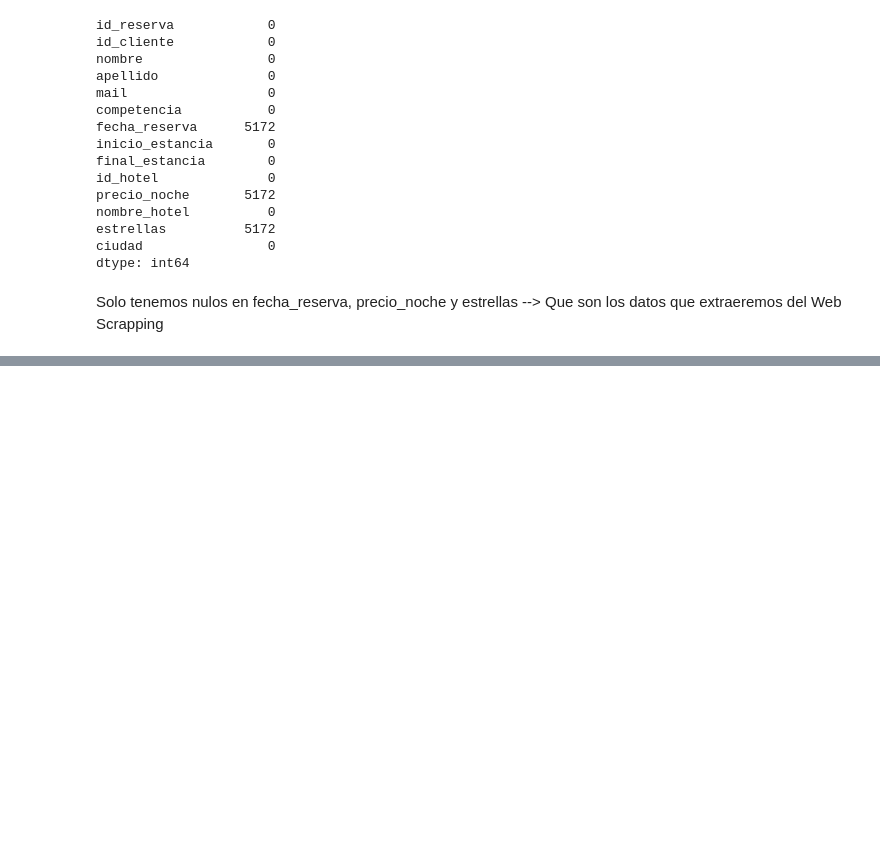
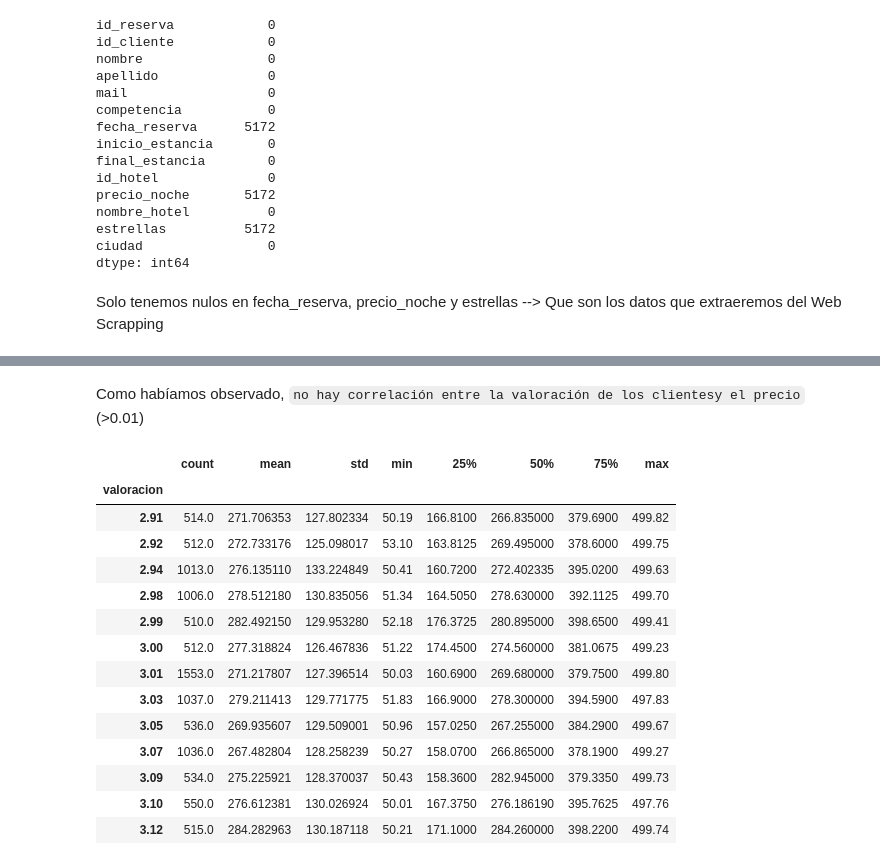
Before and after one commit to Vic4s/ETL_Hoteles, a Jupyter notebook: notebook_limpio/inicial_limpio.ipynb, the cells around one changed output, grey strips where cells are left out. Saved outputs shown, nothing was run; the diff lists cells and outputs as text; code cells hidden in the pictures; blank space fills up the shorter version.

```diff
--- a/notebook_limpio/inicial_limpio.ipynb
+++ b/notebook_limpio/inicial_limpio.ipynb
@@ -856,0 +1034,20 @@ Solo tenemos nulos en fecha_reserva, precio_noche y estrellas --> Que son los da
+# %% [markdown]
+Como habíamos observado, `no hay correlación entre la valoración de los clientesy el precio` (>0.01)
+# %%
+df_propios.groupby("valoracion")["precio_noche"].describe()
+# %% [output]
+|  | count | mean | std | min | 25% | 50% | 75% | max |
+| valoracion |  |  |  |  |  |  |  |  |
+| 2.91 | 514.0 | 271.706353 | 127.802334 | 50.19 | 166.8100 | 266.835000 | 379.6900 | 499.82 |
+| 2.92 | 512.0 | 272.733176 | 125.098017 | 53.10 | 163.8125 | 269.495000 | 378.6000 | 499.75 |
+| 2.94 | 1013.0 | 276.135110 | 133.224849 | 50.41 | 160.7200 | 272.402335 | 395.0200 | 499.63 |
+| 2.98 | 1006.0 | 278.512180 | 130.835056 | 51.34 | 164.5050 | 278.630000 | 392.1125 | 499.70 |
+| 2.99 | 510.0 | 282.492150 | 129.953280 | 52.18 | 176.3725 | 280.895000 | 398.6500 | 499.41 |
+| 3.00 | 512.0 | 277.318824 | 126.467836 | 51.22 | 174.4500 | 274.560000 | 381.0675 | 499.23 |
+| 3.01 | 1553.0 | 271.217807 | 127.396514 | 50.03 | 160.6900 | 269.680000 | 379.7500 | 499.80 |
+| 3.03 | 1037.0 | 279.211413 | 129.771775 | 51.83 | 166.9000 | 278.300000 | 394.5900 | 497.83 |
+| 3.05 | 536.0 | 269.935607 | 129.509001 | 50.96 | 157.0250 | 267.255000 | 384.2900 | 499.67 |
+| 3.07 | 1036.0 | 267.482804 | 128.258239 | 50.27 | 158.0700 | 266.865000 | 378.1900 | 499.27 |
+| 3.09 | 534.0 | 275.225921 | 128.370037 | 50.43 | 158.3600 | 282.945000 | 379.3350 | 499.73 |
+| 3.10 | 550.0 | 276.612381 | 130.026924 | 50.01 | 167.3750 | 276.186190 | 395.7625 | 497.76 |
+| 3.12 | 515.0 | 284.282963 | 130.187118 | 50.21 | 171.1000 | 284.260000 | 398.2200 | 499.74 |
```
Also changed, not shown: parts of 33 cells of this notebook, 4 other files.
